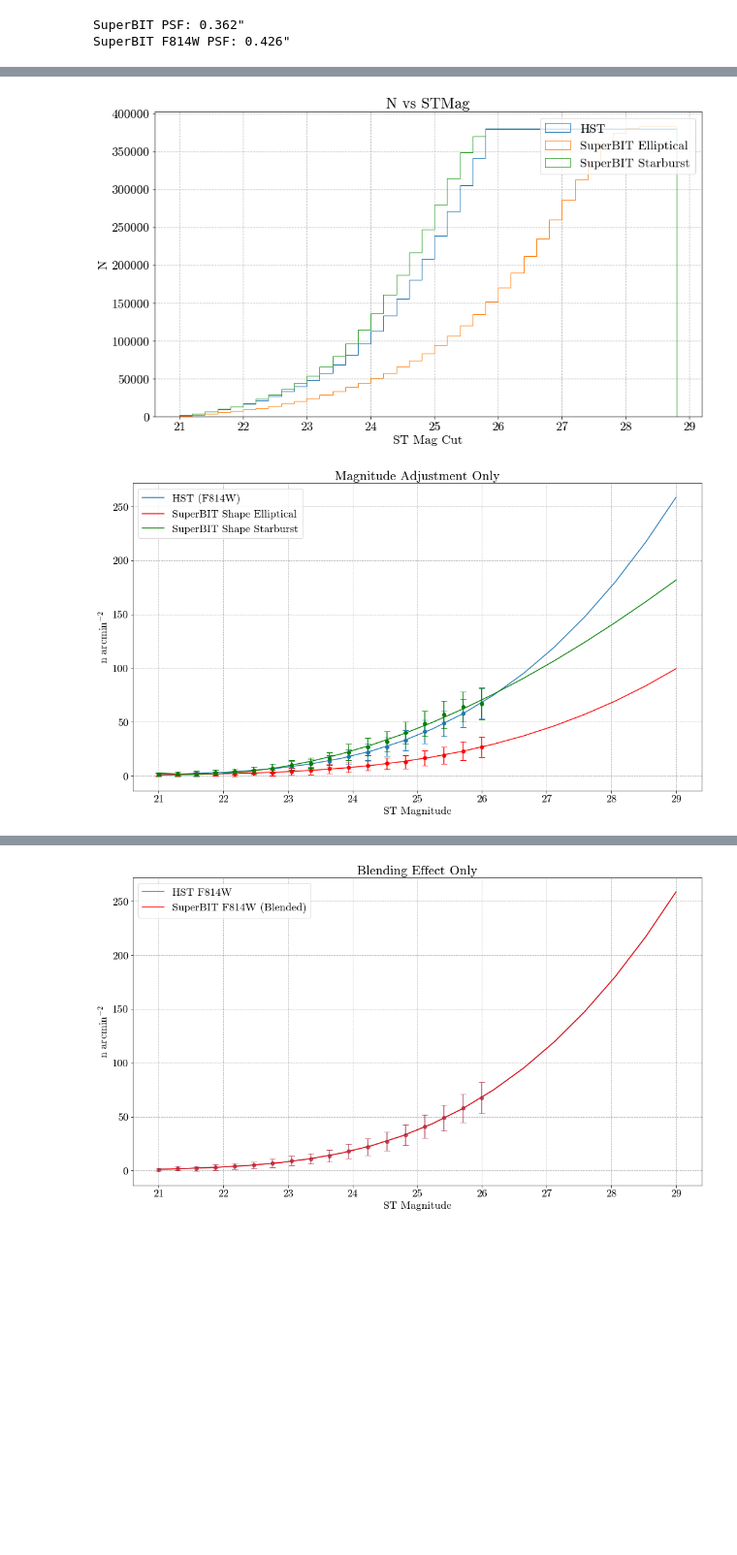
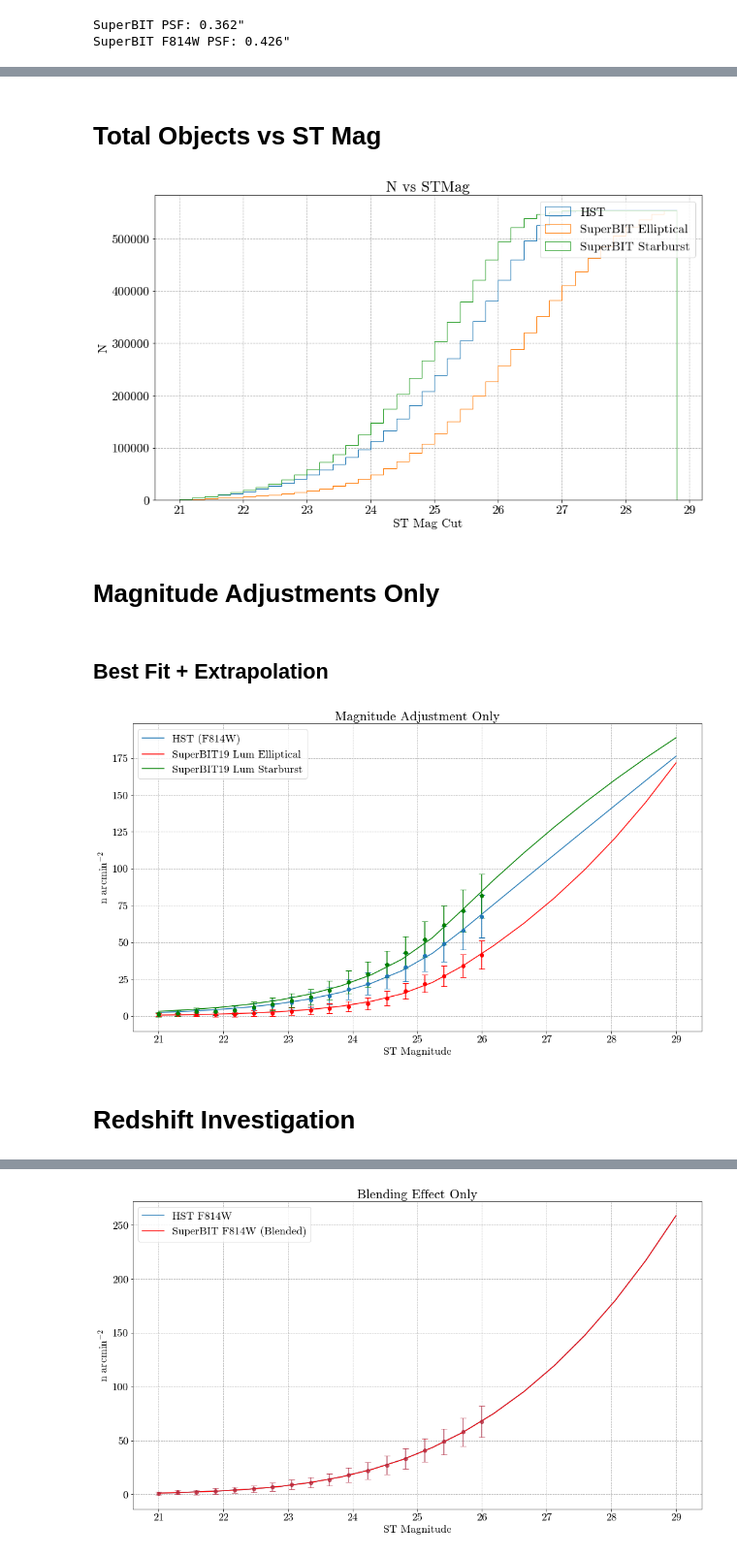
Before and after one commit to veome22/superbit_neff, a Jupyter notebook: neff_superbit.ipynb, the cells around one changed output, grey strips where cells are left out. Shown at 97% size. Cells and saved outputs as stored; diff of their text form; code cells hidden in the pictures; blank space fills up the shorter version.

```diff
--- a/neff_superbit.ipynb
+++ b/neff_superbit.ipynb
@@ -13,7 +18,7 @@ DIRECTORY = '/mnt/44868D0F868D02A2/Users/veome/Google Drive/Academics/Senior The
 # %%
 # cosmos = np.genfromtxt(DIRECTORY+'acs_cosmos1361.gcat_ascii', usecols=range(0,10), invalid_raise=False)
-cosmos = np.genfromtxt('superbit_cosmos1361_shape_mag26.gcat_ascii', usecols=range(0,13), invalid_raise=False)
-# cosmos = np.genfromtxt('superbit_cosmos1361_u_mag26.gcat_ascii', usecols=range(0,13), invalid_raise=False)
+# cosmos = np.genfromtxt('superbit_cosmos1361_shape_mag26.gcat_ascii', usecols=range(0,13), invalid_raise=False)
+cosmos = np.genfromtxt('superbit19_cosmos1361_lum_mag26.gcat_ascii', usecols=range(0,13), invalid_raise=False)
 
 print("Original Catalog Size: %i"%cosmos.shape[0])
 
@@ -27,0 +31,4 @@ MAG_LIM = 26.0
+# %%
+MAG_LIM = 26.0 # Upper limit of the mag data in catalog. Data will be extrapolated after this point.
+MAG_MIN = 21.0
+MAG_MAX = MAG_LIM
@@ -115,3 +153,5 @@ plt.show()
+# %% [markdown]
+# Total Objects vs ST Mag
 # %%
 bins = mags = np.arange(21, 29, 0.2)
 plt.figure(figsize=(14,8))
@@ -126,7 +166,9 @@ plt.ylabel('N')
 plt.legend()
 plt.grid(linestyle='--')
 # %% [output]
-[figure, old version]
+[figure, new version]
+# %% [markdown]
+# Magnitude Adjustments Only
 # %%
 # HST neff vs Magnitude
 hst_mag_neff = [[], [], [], [], [], [],
@@ -159,3 +201,5 @@ for ra in np.arange(149.6,150.6,0.1):
     for dec in np.arange(1.7,2.7,0.1):
         for i in range(len(sbit_sb_mag_neff)):
             sbit_sb_mag_neff[i].append(get_cat_subset(cosmos,[ra,dec],super_sb_mag=mags[i]).shape[0])
+# %% [markdown]
+## Best Fit + Extrapolation
@@ -162,58 +229,53 @@ for ra in np.arange(149.6,150.6,0.1):
 # %%
-mags = np.linspace(21.0, MAG_LIM, num=len(hst_mag_neff))
+x = np.linspace(MAG_MIN, MAG_MAX, num=len(hst_mag_neff))
 
-# Plot Neff vs Magnitude (No Blending)
-hst_meds = []
-hst_stds = []
-for i in range (len(hst_mag_neff)):
-    hst_meds.append(np.nanmedian(hst_mag_neff[i]))
-    hst_stds.append(np.nanstd(hst_mag_neff[i]))
+f_hst = get_n_mag(MAG_MIN, MAG_MAX, 0.2, 0, cosmos)
+hst_fit, covar = get_n_fit(x, hst_meds, f_hst)
 
-e_meds = []
-e_stds = []
-for i in range (len(sbit_e_mag_neff)):
-    e_meds.append(np.nanmedian(sbit_e_mag_neff[i]))
-    e_stds.append(np.nanstd(sbit_e_mag_neff[i]))
-
-sb_meds = []
-sb_stds = []
-for i in range (len(sbit_sb_mag_neff)):
-    sb_meds.append(np.nanmedian(sbit_sb_mag_neff[i]))
-    sb_stds.append(np.nanstd(sbit_sb_mag_neff[i]))
+f_superbit = get_n_mag(MAG_MIN, MAG_MAX, 0.2, SUPERBIT_PSF, cosmos)
+e_fit, covar = get_n_fit(x, e_meds, f_superbit)
+sb_fit, covar = get_n_fit(x, sb_meds, f_superbit)
 
 
-z_hst = np.polyfit(mags, hst_meds, 3)
-f_hst = np.poly1d(z_hst)
+# Perform fits on median data using neff_extrapolation
+# z_hst = np.polyfit(mags, hst_meds, 3)
+# f_hst = np.poly1d(z_hst)
 
-z_e = np.polyfit(mags, e_meds, 3)
-f_e = np.poly1d(z_e)
+# z_e = np.polyfit(mags, e_meds, 3)
+# f_e = np.poly1d(z_e)
 
-z_sb = np.polyfit(mags, sb_meds, 3)
-f_sb = np.poly1d(z_sb)
+# z_sb = np.polyfit(mags, sb_meds, 3)
+# f_sb = np.poly1d(z_sb)
 
 
 
-plt_mags= np.linspace(21.0, MAG_LIM + 3, num=len(hst_mag_neff))
+
+plt_mags= np.linspace(21.0, MAG_LIM + 3, num=len(hst_mag_neff)) # Extrapolation range
+
 
 # Plot n_eff
 plt.figure(figsize=(14,8))
 
-plt.plot(plt_mags,f_hst(plt_mags),label="HST (F814W)", color='C0')
+# plt.plot(plt_mags,f_hst(plt_mags),label="HST (F814W)", color='C0')
+# plt.errorbar(mags, hst_meds, yerr=hst_stds,fmt='o', color='C0')
+plt.plot(plt_mags, n_extrapolation(plt_mags, *hst_fit, f_hst),label="HST (F814W)", color='C0')
 plt.errorbar(mags, hst_meds, yerr=hst_stds,fmt='o', color='C0')
 
-plt.plot(plt_mags,f_e(plt_mags),label="SuperBIT Shape Elliptical", color='r')
+plt.plot(plt_mags, n_extrapolation(plt_mags, *e_fit, f_superbit), label="SuperBIT19 Lum Elliptical", color='r')
 plt.errorbar(mags, e_meds, yerr=e_stds,fmt='o', color='r')
 
-plt.plot(plt_mags,f_sb(plt_mags),label="SuperBIT Shape Starburst", color='g')
+plt.plot(plt_mags, n_extrapolation(plt_mags, *sb_fit, f_superbit), label="SuperBIT19 Lum Starburst", color='g')
 plt.errorbar(mags, sb_meds, yerr=sb_stds,fmt='o', color='g')
 
 plt.title("Magnitude Adjustment Only")
 plt.xlabel("ST Magnitude")
 plt.ylabel('n arcmin$^{-2}$')
 plt.legend()
 plt.tight_layout(pad=0)
 plt.grid(linestyle='--')
 
 plt.show()
 # %% [output]
-[figure, old version]
+[figure, new version]
+# %% [markdown]
+# Redshift Investigation
```
Also changed, not shown: parts of 24 cells of this notebook.
